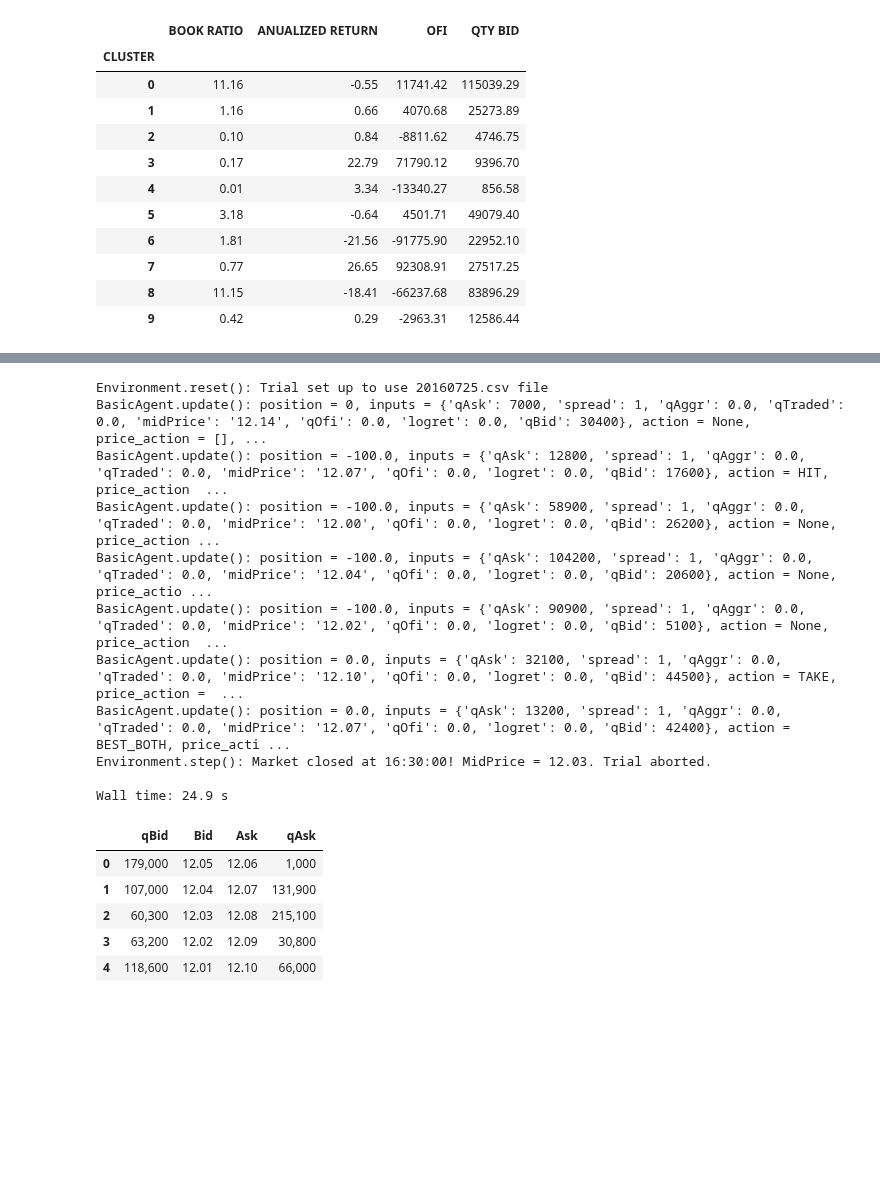
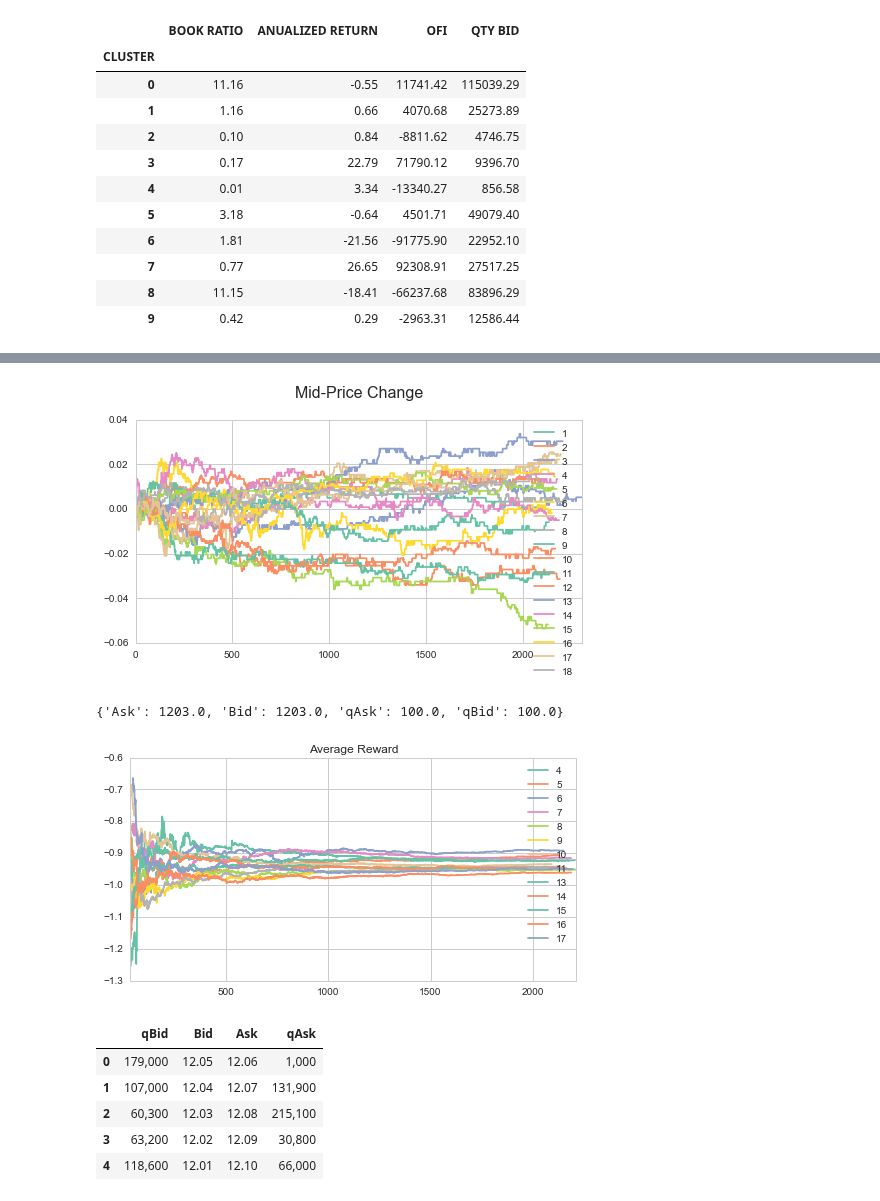
Before and after one commit to ucaiado/QLearning_Trading, a Jupyter notebook: learning_trade.ipynb, the cells around one changed output, grey strips where cells are left out. Saved outputs shown, nothing was run; the diff lists cells and outputs as text; code cells hidden in the pictures; blank space fills up the shorter version.

Commit message:
test: start to implement the learning agent

```diff
--- a/learning_trade.ipynb
+++ b/learning_trade.ipynb
@@ -558,19 +529,0 @@ Wall time: 25.5 s
-# %%
-e = environment.Environment()
-a = e.create_agent(agent.BasicAgent, f_min_time=3600.)
-e.set_primary_agent(a)
-
-sim = simulator.Simulator(e)
-%time sim.run(n_trials=1)
-# %% [output]
-Environment.reset(): Trial set up to use 20160725.csv file
-BasicAgent.update(): position = 0, inputs = {'qAsk': 7000, 'spread': 1, 'qAggr': 0.0, 'qTraded': 0.0, 'midPrice': '12.14', 'qOfi': 0.0, 'logret': 0.0, 'qBid': 30400}, action = None, price_action = [], ...
-BasicAgent.update(): position = -100.0, inputs = {'qAsk': 12800, 'spread': 1, 'qAggr': 0.0, 'qTraded': 0.0, 'midPrice': '12.07', 'qOfi': 0.0, 'logret': 0.0, 'qBid': 17600}, action = HIT, price_action  ...
-BasicAgent.update(): position = -100.0, inputs = {'qAsk': 58900, 'spread': 1, 'qAggr': 0.0, 'qTraded': 0.0, 'midPrice': '12.00', 'qOfi': 0.0, 'logret': 0.0, 'qBid': 26200}, action = None, price_action ...
-BasicAgent.update(): position = -100.0, inputs = {'qAsk': 104200, 'spread': 1, 'qAggr': 0.0, 'qTraded': 0.0, 'midPrice': '12.04', 'qOfi': 0.0, 'logret': 0.0, 'qBid': 20600}, action = None, price_actio ...
-BasicAgent.update(): position = -100.0, inputs = {'qAsk': 90900, 'spread': 1, 'qAggr': 0.0, 'qTraded': 0.0, 'midPrice': '12.02', 'qOfi': 0.0, 'logret': 0.0, 'qBid': 5100}, action = None, price_action  ...
-BasicAgent.update(): position = 0.0, inputs = {'qAsk': 32100, 'spread': 1, 'qAggr': 0.0, 'qTraded': 0.0, 'midPrice': '12.10', 'qOfi': 0.0, 'logret': 0.0, 'qBid': 44500}, action = TAKE, price_action =  ...
-BasicAgent.update(): position = 0.0, inputs = {'qAsk': 13200, 'spread': 1, 'qAggr': 0.0, 'qTraded': 0.0, 'midPrice': '12.07', 'qOfi': 0.0, 'logret': 0.0, 'qBid': 42400}, action = BEST_BOTH, price_acti ...
-Environment.step(): Market closed at 16:30:00! MidPrice = 12.03. Trial aborted.
-
-Wall time: 24.9 s
@@ -577,3 +606,41 @@ Wall time: 24.9 s
+# %%
+df_plot = pd.DataFrame(d_midprice[1])
+ax = np.log(df_plot/df_plot.shift()).cumsum()[0].plot(legend=True,
+                                                   label=1)
+for i_key in d_midprice.keys():
+    if i_key != 1:
+        df_plot = pd.DataFrame(d_midprice[i_key])
+        np.log(df_plot/df_plot.shift()).cumsum()[0].plot(legend=True, ax=ax, label=i_key)
+ax.set_title('Mid-Price Change\n', fontsize=16);
+# %% [output]
+[figure, added]
+# %%
+e.agent_states[11]['Agent'].position
+# %% [output]
+{'Ask': 1203.0, 'Bid': 1203.0, 'qAsk': 100.0, 'qBid': 100.0}
+# %%
+### import pandas as pd
+
+
+ax = None
+for i_key in d_midprice.keys():
+    if i_key != 1 and i_key<18 and i_key != 3 and i_key != 2 and i_key != 12:
+        df_plot = pd.DataFrame(d_trial[i_key])
+        df_plot = df_plot[(df_plot!= 0)[0]]
+        if df_plot.shape[0] == 0:
+            continue
+        if ax:
+            (df_plot.cumsum().T /(np.arange(df_plot.shape[0])*1. + 1.)).T.iloc[30:, 0].plot(ax=ax,
+                                                                                        label=i_key,
+                                                                                        legend=True)
+        else:
+            ax = (df_plot.cumsum().T /(np.arange(df_plot.shape[0])*1. + 1.)).T.iloc[30:, 0].plot(label=i_key,
+                                                                                            legend=True)
+
+# ax = (df_plot.cumsum().T / ((df_plot.index+1).values * 1.)).T.iloc[25:, :].plot(legend=False)
+ax.set_title('Average Reward');
+# %% [output]
+[figure, added]
 # %%
 sim.env.get_order_book()
 # %% [output]
```
Also changed, not shown: parts of 6 cells of this notebook, 5 other files.
